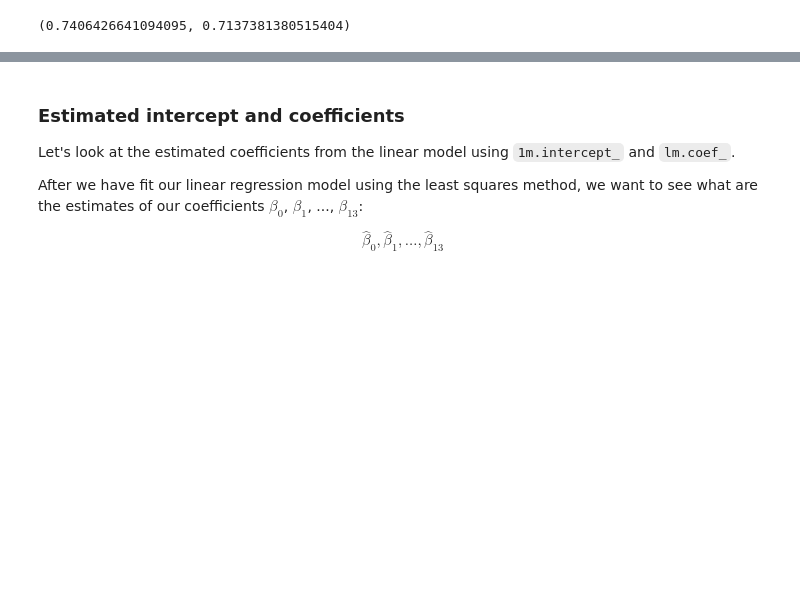
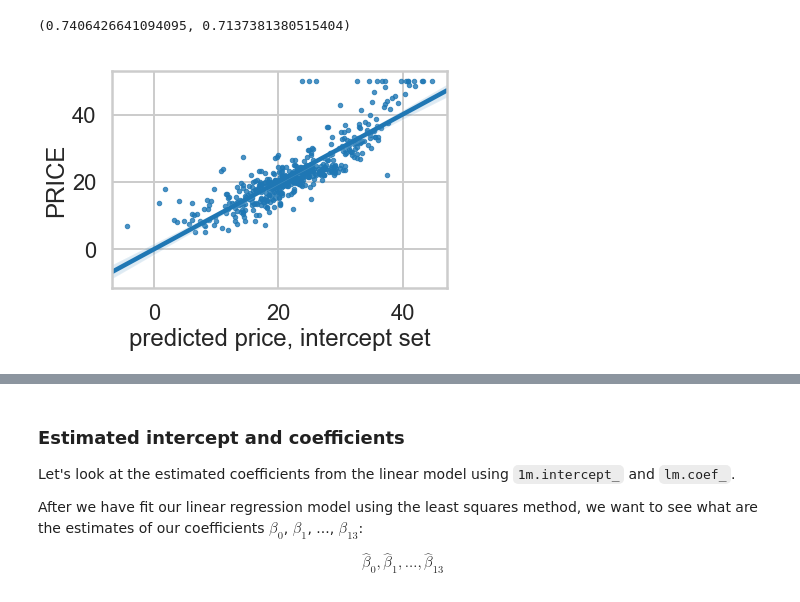
Before and after one commit to ghopping/Data_Science_Career_Track, a Jupyter notebook: linear_regression/Mini_Project_Linear_Regression.ipynb, the cells around one changed output, grey strips where cells are left out. Cells and saved outputs as stored; diff of their text form; code cells hidden in the pictures; blank space fills up the shorter version.

```diff
--- a/linear_regression/Mini_Project_Linear_Regression.ipynb
+++ b/linear_regression/Mini_Project_Linear_Regression.ipynb
@@ -519,3 +522,9 @@ LinearRegression(copy_X=True, fit_intercept=False, n_jobs=None,
 lm.score(X, bos.PRICE), no_int.score(X, bos.PRICE)
 # %% [output]
 (0.7406426641094095, 0.7137381380515404)
+# %%
+#Compare real price with model with intercept set
+ax = sns.regplot(y=bos.PRICE, x=lm.predict(X), fit_reg = True, scatter_kws={'s':20})
+_ = ax.set(xlabel='predicted price, intercept set')
+# %% [output]
+[figure, added]
```
Also changed, not shown: parts of 29 cells of this notebook.
